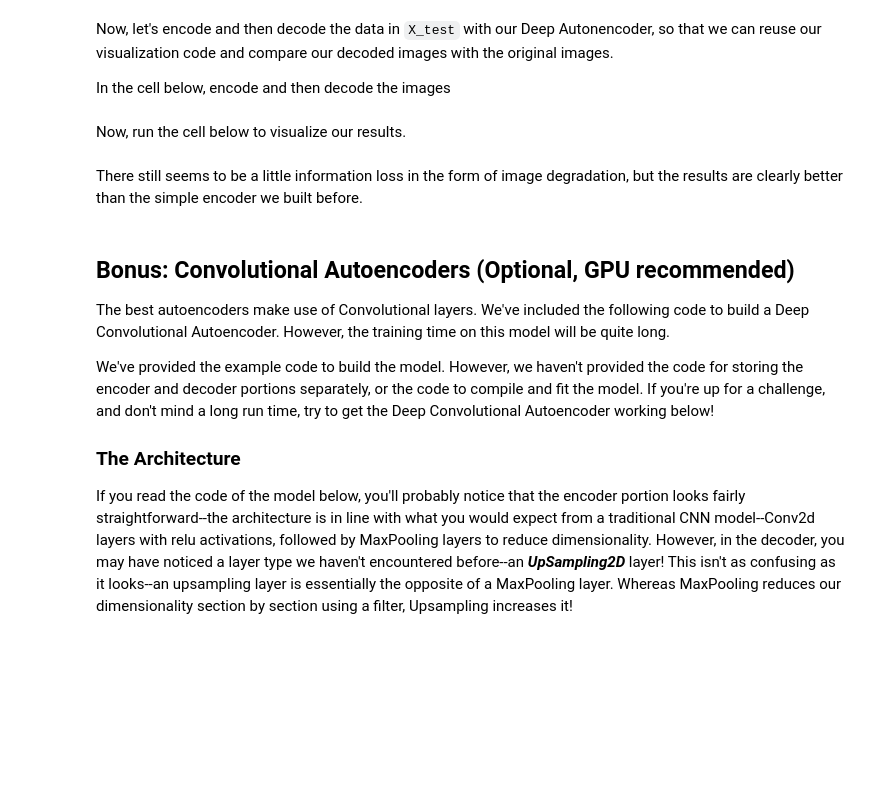
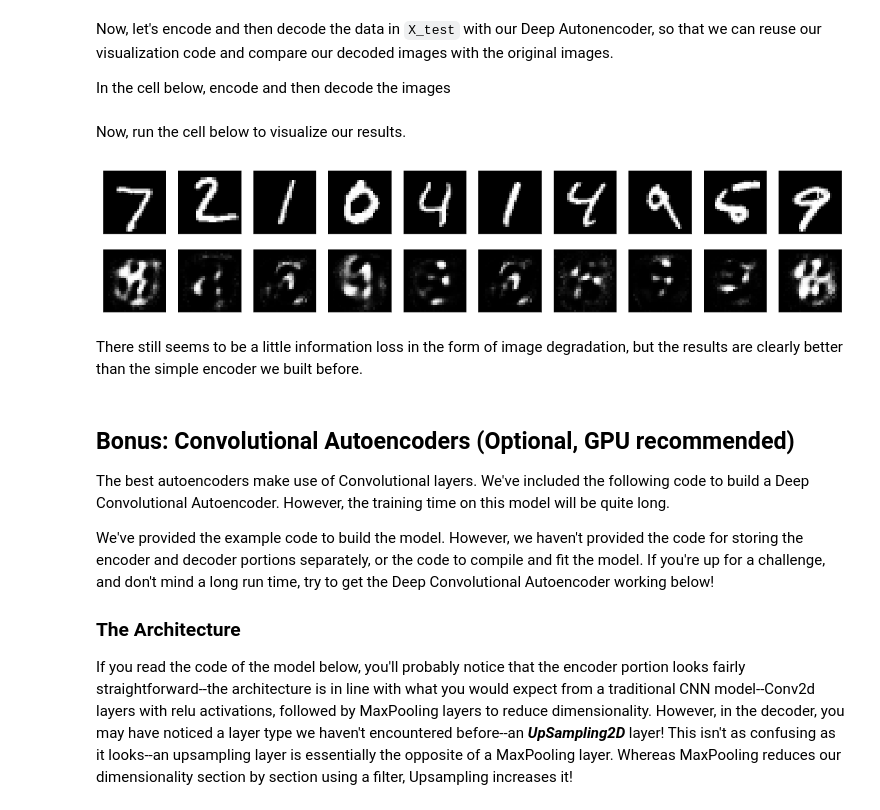
Before and after one commit to slieb74/ds-autoencoders-lab-nyc-career-ds-062518, a Jupyter notebook: index.ipynb, the cells around one changed output. Saved outputs shown, nothing was run; the diff lists cells and outputs as text; code cells hidden in the pictures; blank space fills up the shorter version.

```diff
--- a/index.ipynb
+++ b/index.ipynb
@@ -113 +134,4 @@ decoded_imgs = None
+# %%
+encoded_imgs = encoder.predict(X_test)
+decoded_imgs = decoder.predict(encoded_imgs)
 # %% [markdown]
@@ -159,2 +176,11 @@ decoded_3 = None
+# %%
+input_img = Input(shape=(784,))
+encoded_1 = Dense(128, activation='relu')(input_img)
+encoded_2 = Dense(64, activation='relu')(encoded_1)
+encoded_3 = Dense(32, activation='relu')(encoded_2)
+
+decoded_1 = Dense(64, activation='relu')(encoded_3)
+decoded_2 = Dense(128, activation='relu')(decoded_1)
+decoded_3 = Dense(784, activation='sigmoid')(decoded_2)
 # %% [markdown]
 Now, create a `Model` object and pass in the first and last layers: `input_img` and `decoded_3`.
@@ -177,2 +198,7 @@ deep_decoder = None
+# %%
+deep_encoder = Model(input_img, encoded_3)
+deep_encoded_input = Input(shape=(encoding_dim,))
+deep_decoder_layer = deeper_autoencoder.layers[-1]
+deep_decoder = Model(deep_encoded_input, decoder_layer(deep_encoded_input))
 # %% [markdown]
 Now, compile the model with the same parameters we did before.
@@ -194,23 +241,28 @@ deep_decoded_imgs  = None
+# %%
+deep_encoded_imgs = deep_encoder.predict(X_test)
+deep_decoded_imgs  = deep_decoder.predict(deep_encoded_imgs)
 # %% [markdown]
 Now, run the cell below to visualize our results.
 # %%
 n = 10  # how many digits we will display
 plt.figure(figsize=(20, 4))
 for i in range(n):
     # display original
     ax = plt.subplot(2, n, i + 1)
     plt.imshow(X_test[i].reshape(28, 28))
     plt.gray()
     ax.get_xaxis().set_visible(False)
     ax.get_yaxis().set_visible(False)
 
     # display reconstruction
     ax = plt.subplot(2, n, i + 1 + n)
-    plt.imshow(decoded_imgs[i].reshape(28, 28))
+    plt.imshow(deep_decoded_imgs[i].reshape(28, 28))
     plt.gray()
     ax.get_xaxis().set_visible(False)
     ax.get_yaxis().set_visible(False)
 plt.show()
+# %% [output]
+[figure, added]
 # %% [markdown]
 There still seems to be a little information loss in the form of image degradation, but the results are clearly better than the simple encoder we built before.
 # %% [markdown]
```
Also changed, not shown: parts of 25 cells of this notebook.
